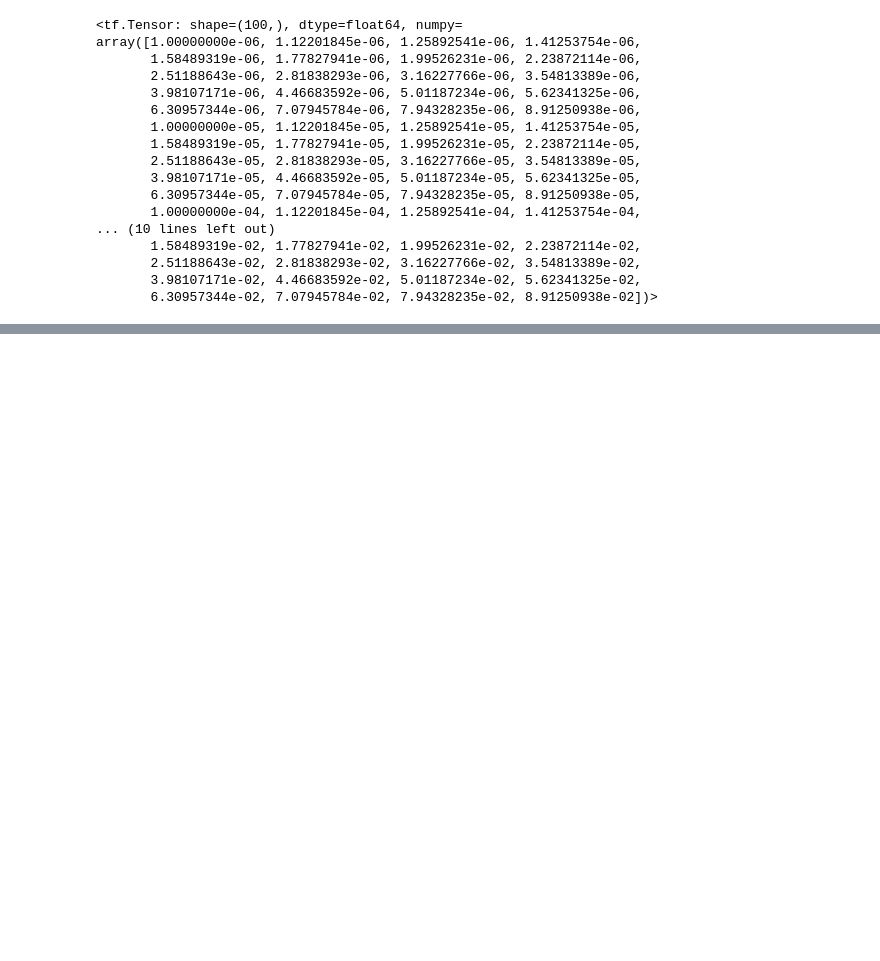
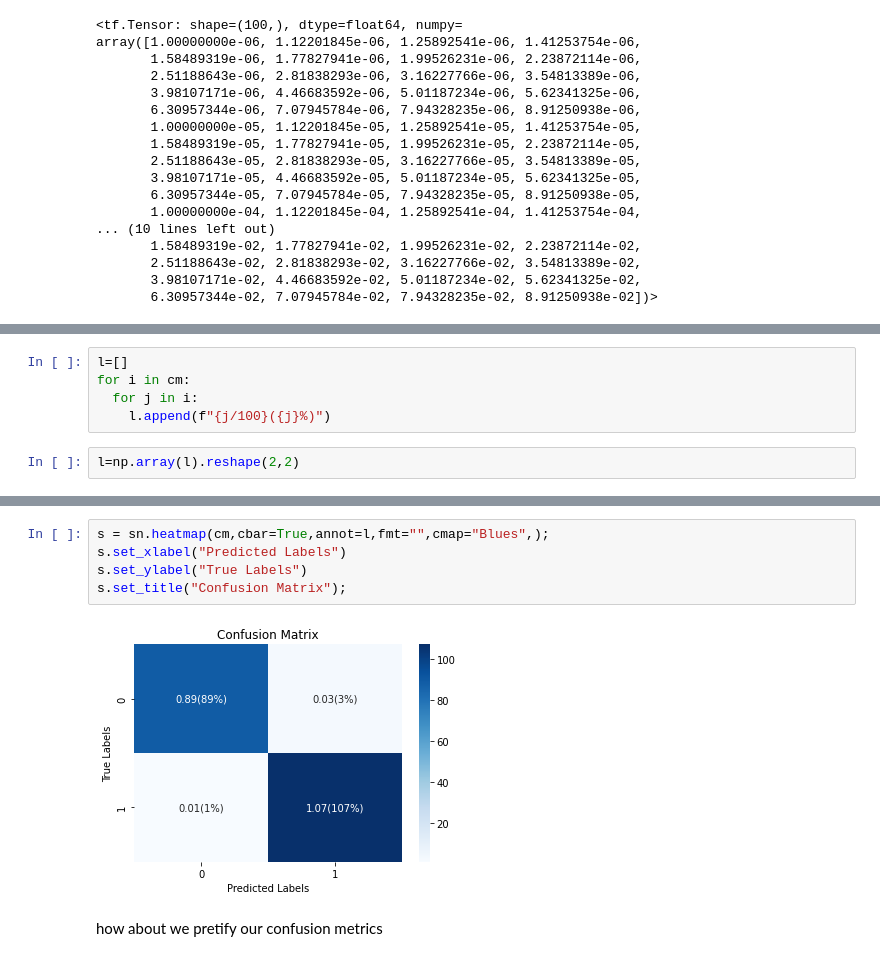
Before and after one commit to Muhammad-Zohair-Baig/Tensor-Flow, a Jupyter notebook: 02_neural_network_classification.ipynb, the cells around one changed output, grey strips where cells are left out. Drawn from its saved outputs; the diff is of its cells as text; blank space fills up the shorter version.

```diff
--- a/02_neural_network_classification.ipynb
+++ b/02_neural_network_classification.ipynb
@@ -777,0 +827,7 @@ WARNING:tensorflow:Model was constructed with shape (32, 1, 2) for input KerasTe
+# %%
+l=[]
+for i in cm:
+  for j in i:
+    l.append(f"{j/100}({j}%)")
+# %%
+l=np.array(l).reshape(2,2)
@@ -777,0 +840,9 @@ WARNING:tensorflow:Model was constructed with shape (32, 1, 2) for input KerasTe
+# %%
+s = sn.heatmap(cm,cbar=True,annot=l,fmt="",cmap="Blues",);
+s.set_xlabel("Predicted Labels")
+s.set_ylabel("True Labels")
+s.set_title("Confusion Matrix");
+# %% [output]
+[figure, added]
+# %% [markdown]
+how about we pretify our confusion metrics
```
Also changed, not shown: parts of 83 cells of this notebook.
